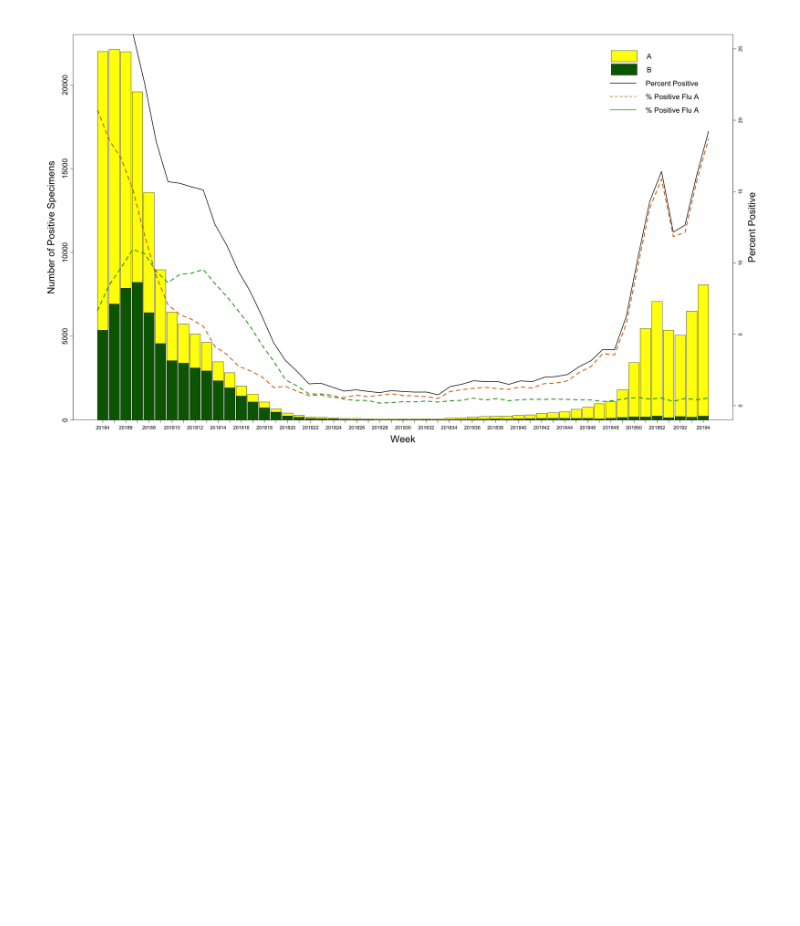
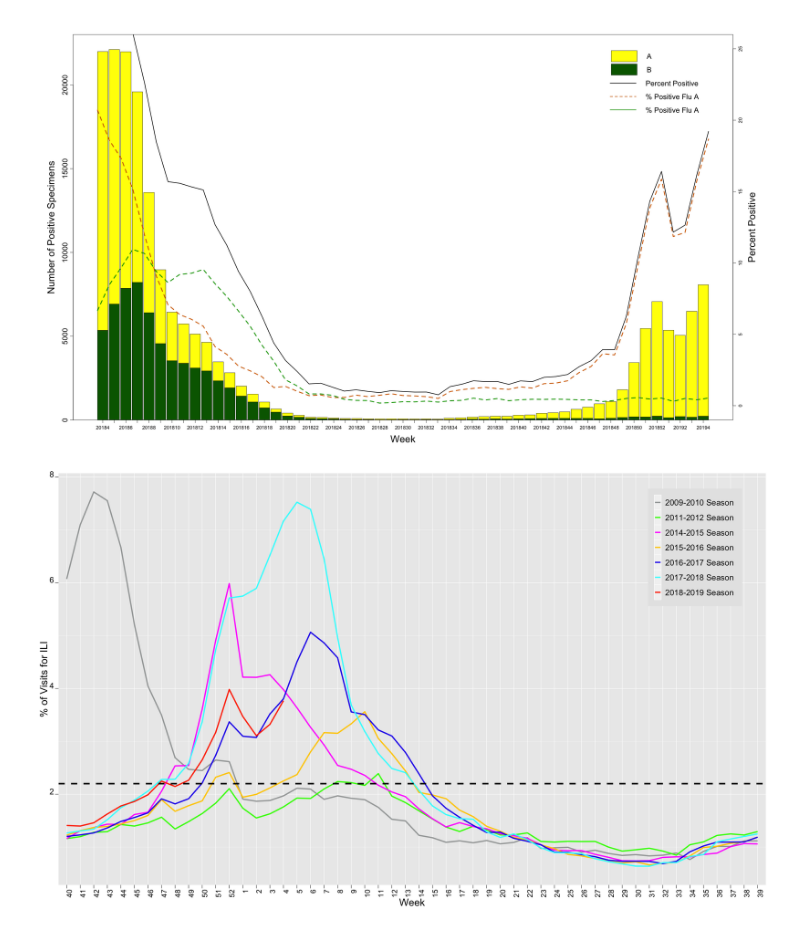
Before and after one commit to nullbringer/Exploratory-Data-Analysis, a Jupyter notebook: Lab1/part2/Lab1Part2.ipynb, the cells around one changed output. Drawn from its saved outputs; the diff is of its cells as text; code cells hidden in the pictures; blank space fills up the shorter version.

Commit message:
Changes for Multiple line ggplot

```diff
--- a/Lab1/part2/Lab1Part2.ipynb
+++ b/Lab1/part2/Lab1Part2.ipynb
@@ -123,3 +123,75 @@ legend("topright",inset=c(0.07,0.01) ,legend=c("A","B"),fill=rev(colors), cex =
 legend("topleft",inset=c(0.765,0.08),legend=lineLegend, col=c("black", "#CC6600", "#009900"), lty=1:2, cex=1.5, box.lty=0, x.intersp=0.3, y.intersp=0.6, seg.len=0.8, lwd=2)
 # %% [output]
 [figure]
+# %%
+#install.packages("sqldf")
+library(dplyr)
+
+iliDat <- read.csv("ILINet_yearly.csv", skip = 1)
+iliDat <- tail(iliDat,-5)
+iliDat <- head(iliDat, -3)
+
+colors <- c("#00CC00", "#66FF66", "#336600", "#9933FF", "#CC0000", "#FF8000", "#FFFF00")
+
+xrange <- unique(iliDat$WEEK)
+
+year_pairs <- data.frame("yearStart" = c(2009, 2011, 2014, 2015, 2016, 2017))
+
+
+yearStartWeek <- seq(40,52)
+yearEndWeek <- seq(1,39)
+
+
+df <- data.frame(matrix(ncol = 16, nrow = 0))
+x <- c("yearComb", colnames(iliDat))
+colnames(df) <- x
+
+plot <- ggplot()
+for (i in 1:6) {
+    currYear <- year_pairs[i,]
+    pecrVectStart <- iliDat %>%
+                  filter(YEAR == currYear & WEEK %in% yearStartWeek)
+    pecrVectEnd <- iliDat %>%
+                  filter(YEAR == currYear+1 & WEEK %in% yearEndWeek)
+
+    pecrVect <- rbind(pecrVectStart,pecrVectEnd)
+
+    dfYear <- data.frame("yearComb" = paste(paste(currYear, currYear+1, sep = "-"), "Season", sep = " "))
+    dfYear <- cbind(dfYear, pecrVect)
+    df <- rbind(df,dfYear)
+}
+
+
+
+pecrVect18 <- iliDat %>%
+                filter(YEAR == 2018 & WEEK %in% yearStartWeek)
+pecrVect19 <- iliDat %>%
+                filter(YEAR == 2019)
+pecrVectEnd <- rbind(pecrVect18,pecrVect19)
+dfEnd <- data.frame("yearComb" = paste(paste(2018, 2019, sep = "-"), "Season", sep = " "))
+
+    dfEnd <- cbind(dfEnd, pecrVectEnd)
+df <- rbind(df,dfEnd)
+
+
+df$WEEK <- factor(df$WEEK, levels=xrange)
+
+
+p <- ggplot(data=df, aes(x=WEEK, y=X..WEIGHTED.ILI, group=yearComb, colour=yearComb)) + geom_line(size = 1.5)+
+        geom_hline(yintercept=2.2, linetype="dashed", color = "black", size=1.8)+
+        labs(x="Week",y="% of Visits for ILI")+
+        theme(legend.position = c(0.9, 0.82),
+            legend.background = element_rect(color = "grey90",
+            fill = "grey90", size = 1),
+            legend.text=element_text(size=20, margin = margin(b= 10,t =10,l=10, unit = "pt")),
+            axis.text.x = element_text(size = 18, angle = 90, hjust = 1, colour="black"),
+            axis.text.y = element_text(size = 20, angle = 0, hjust = 1, vjust = 0, colour="black"),
+            strip.text.x = element_text(size = 25,margin = margin(1.5,0,1.5,0, "cm")),
+            axis.title=element_text(size=25,face="plain"),
+            axis.ticks.length=unit(.30, "cm"),
+            legend.title = element_blank(),
+            legend.margin=margin(t = 0.5, b=0.5, l=0.5, r=0.5, unit='cm')
+         )
+p + scale_colour_manual(values = c("2009-2010 Season" = "#A3A6A6", "2011-2012 Season" = "#33FF00", "2014-2015 Season" = "#FF00FF", "2015-2016 Season" = "#FFCC00", "2016-2017 Season" = "#250EEC", "2017-2018 Season" = "#33FFFF", "2018-2019 Season" = "#FF3300"))
+# %% [output]
+[figure, added]
```
Also changed, not shown: 1 other file.
